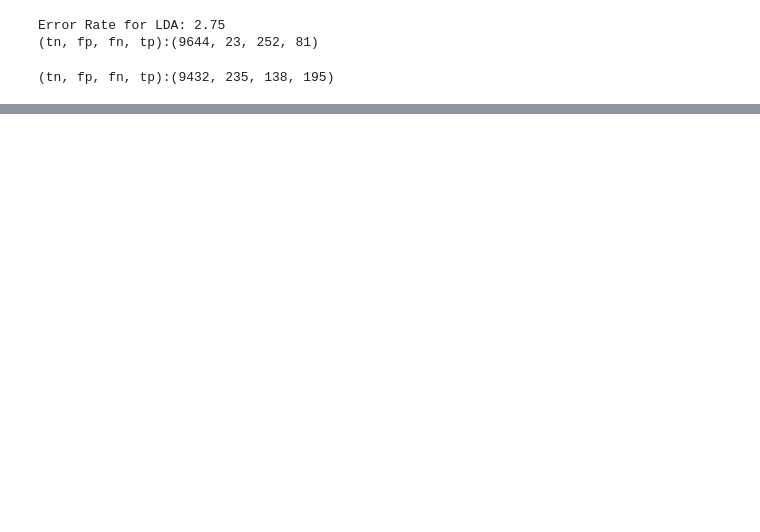
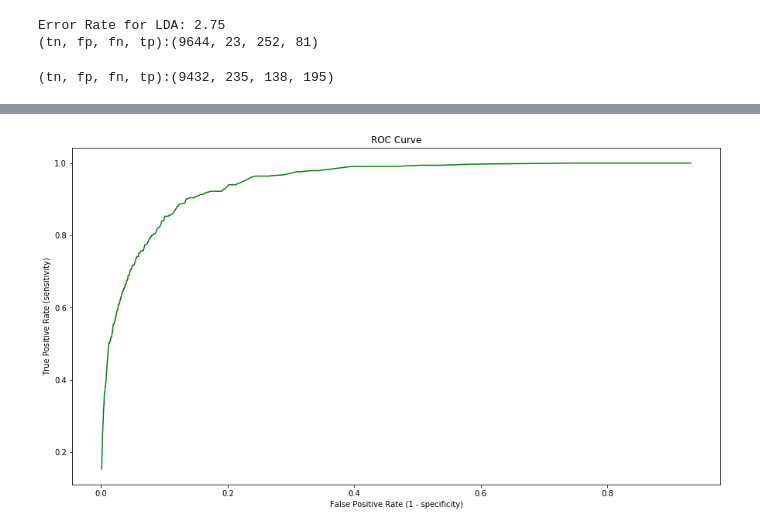
Before and after one commit to amitrajan012/Introduction-to-Statistical-Learning, a Jupyter notebook: Classification.ipynb, the cells around one changed output, grey strips where cells are left out. Drawn from its saved outputs; the diff is of its cells as text; code cells hidden in the pictures; blank space fills up the shorter version.

```diff
--- a/Classification.ipynb
+++ b/Classification.ipynb
@@ -225,0 +252,22 @@ print("(tn, fp, fn, tp):" + str((tn, fp, fn, tp)))
+# %%
+roc = {}
+for t in thresholds:
+    prediction = probs > t
+    tn, fp, fn, tp = confusion_matrix(y_true=default['default'], y_pred=prediction).ravel()
+    sensitivity = tp / (tp + fn)
+    specificity = tn / (tn + fp)
+    roc[1-specificity] = sensitivity
+
+lists = sorted(roc.items())
+x, y = zip(*lists)
+
+fig = plt.figure(figsize=(15,8))
+ax = fig.add_subplot(111)
+plt.plot(x, y, color='g')
+ax.set_xlabel('False Positive Rate (1 - specificity)')
+ax.set_ylabel('True Positive Rate (sensitivity)')
+ax.set_title('ROC Curve')
+
+plt.show()
+# %% [output]
+[figure, added]
```
Also changed, not shown: parts of 59 cells of this notebook.
